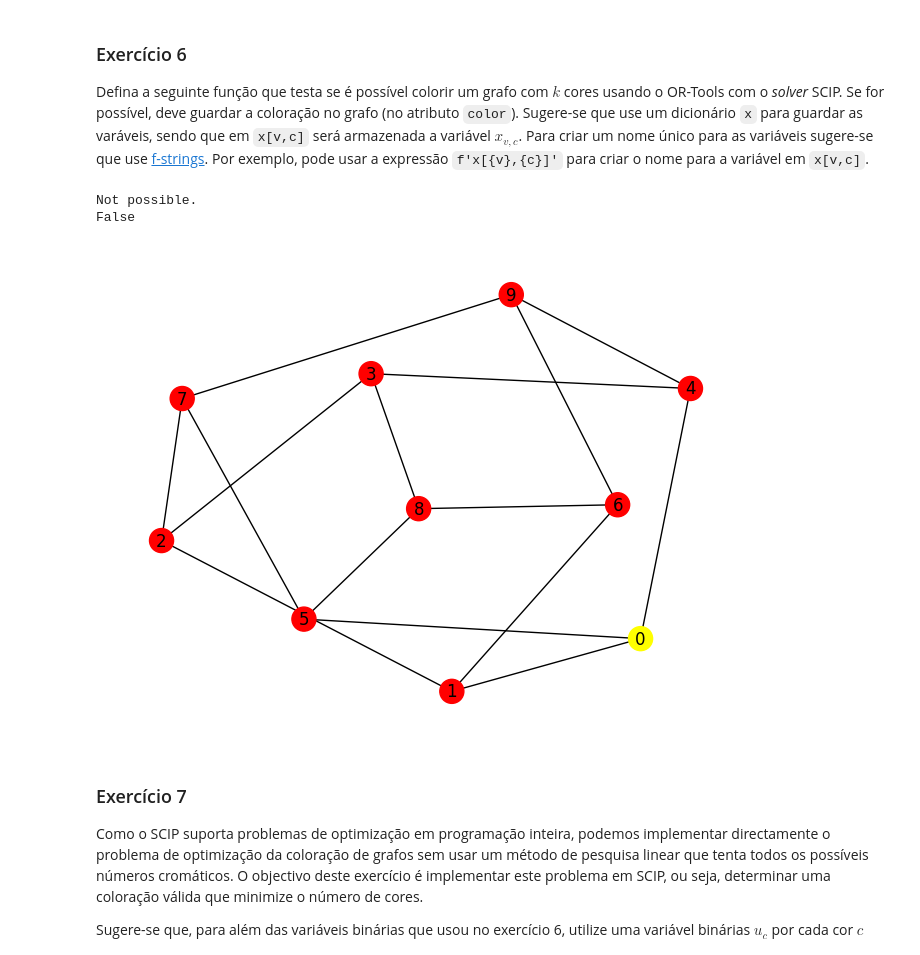
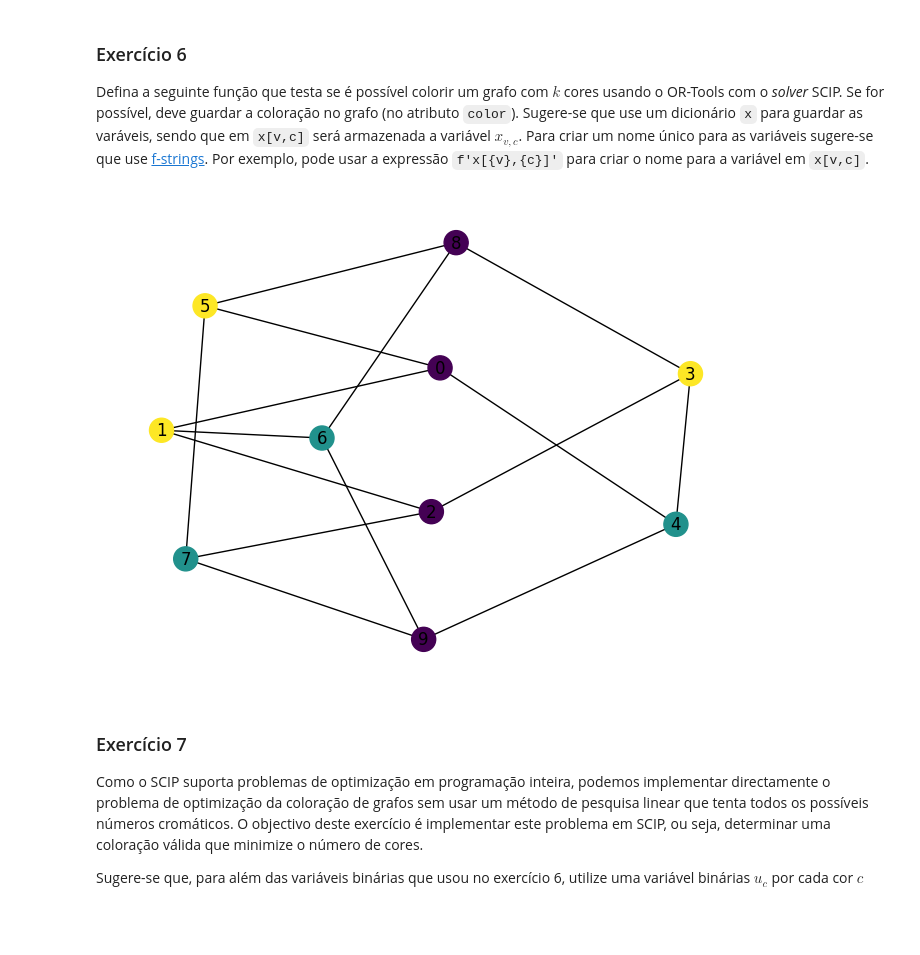
Before and after one commit to monizyzz/University, a Jupyter notebook: 3-year/Computational Logic/Ficha_2.ipynb, the cells around one changed output. Cells and saved outputs as stored; diff of their text form; code cells hidden in the pictures; blank space fills up the shorter version.

```diff
--- a/3-year/Computational Logic/Ficha_2.ipynb
+++ b/3-year/Computational Logic/Ficha_2.ipynb
@@ -163,57 +168,47 @@ Defina a seguinte função que testa se é possível colorir um grafo com $k$ co
 # %%
 from ortools.linear_solver import pywraplp
 
-def get_color(x,v,k):
+def get_color(x, v, k):
     found = 0
     for c in range(k):
         if x[v,c].solution_value() == 1:
-            found = 1
+            found += 1
             color = c
-
     assert found == 1
     return color
 
-#def see(x):
-#    for i in range(len(x)):
-#        if x[i].solution_value() == 1:
-#            return i + 1
-#    return -1
-
 def ip_color(graph,k):
+    # completar
     N = graph.number_of_nodes()
-    solver = pywraplp.Solver.CreateSolver('SCIP')
+    solver = pywraplp.Solver.CreateSolver("SCIP")
 
     x = {}
     for v in range(N):
         for c in range(k):
-            x[v,c] = solver.IntVar(0, 1, f"x[{v},{c}]")
+            x[v,c] = solver.BoolVar(f"x[{v},{c}]")
 
-    for (o,d) in graph.edges:
-        for c in range(k):
-            solver.Add(solver.Sum([x[o,c], x[d,c]]) <= 1)
+    for o,d in graph.edges:
+        if o<d:
+            for c in range(k):
+                adj_colors = [x[o,c], x[d,c]]
+                solver.Add(solver.Sum(adj_colors) <= 1)
 
-    for v in range(N):
-         solver.Add(solver.Sum([x[v,c] for c in range(k-1)]) == 1)
+    for v in graph.nodes:
+        node_colors = [x[v,c] for c in range(k)]
+        solver.Add(solver.Sum(node_colors) == 1)
 
-    status = solver.Solve()
-
-    if status == pywraplp.Solver.INFEASIBLE:
-        print("Not possible.")
-        return False
-
-    for v in range(N):
-        graph.nodes[v]['color'] = get_color(x, v, k)
-
-    print("Possible.")
-    return True
+    if solver.Solve() == pywraplp.Solver.INFEASIBLE:
+        print("Not feasible.")
+    else:
+        for v in range(N):
+            color = get_color(x, v, k)
+            graph.nodes[v]['color'] = color
 
 
-print(ip_color(petersen,3))
+ip_color(petersen,3)
 draw_with_colors(petersen)
 # %% [output]
-Not possible.
-False
-[figure, old version]
+[figure, new version]
 # %% [markdown]
 ### Exercício 7
 
```
Also changed, not shown: parts of 6 cells of this notebook, 1 other file.
